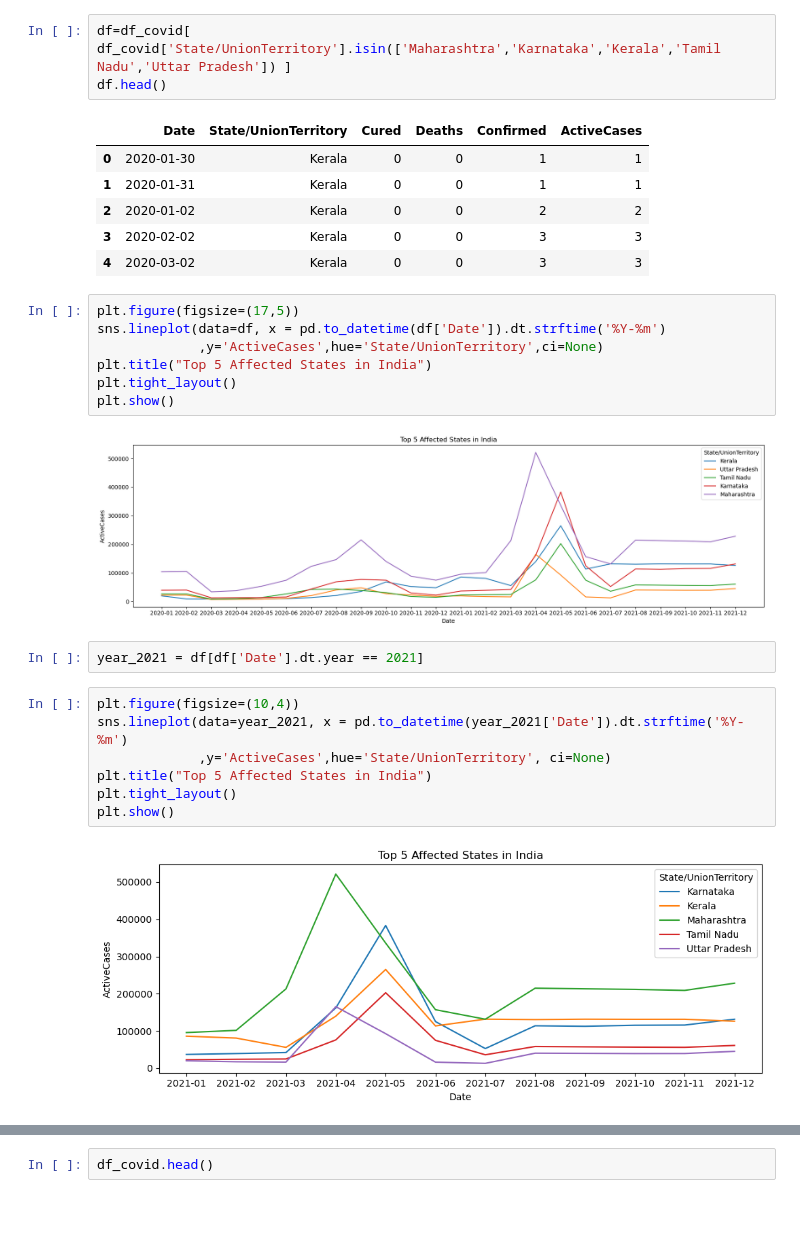
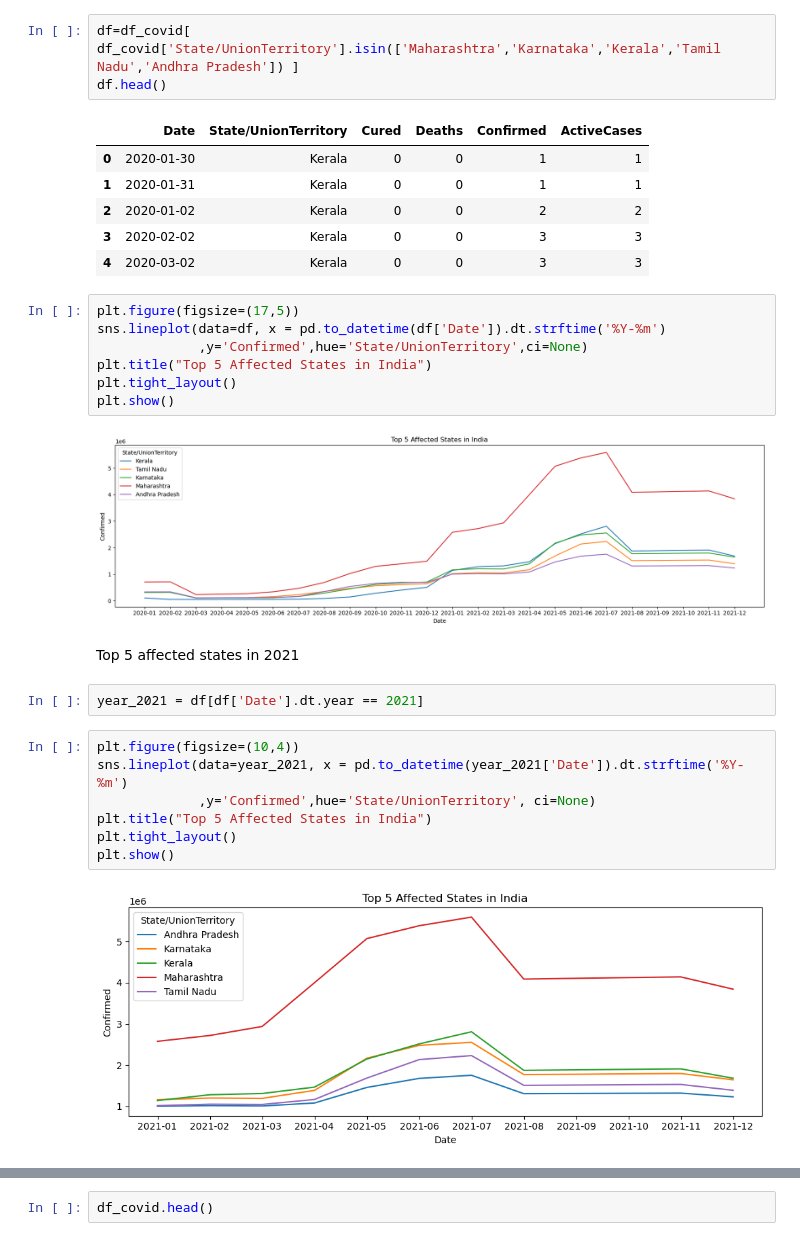
Before and after one commit to pujadeviM/Global._Covid19._-Analysis, a Jupyter notebook: Covid_India.ipynb, the cells around one changed output, grey strips where cells are left out. Drawn from its saved outputs; the diff is of its cells as text; blank space fills up the shorter version.

Commit message:
covid

```diff
--- a/Covid_India.ipynb
+++ b/Covid_India.ipynb
@@ -181,5 +215,5 @@ top5
 # %%
-df=df_covid[ df_covid['State/UnionTerritory'].isin(['Maharashtra','Karnataka','Kerala','Tamil Nadu','Uttar Pradesh']) ]
+df=df_covid[ df_covid['State/UnionTerritory'].isin(['Maharashtra','Karnataka','Kerala','Tamil Nadu','Andhra Pradesh']) ]
 df.head()
 # %% [output]
 |  | Date | State/UnionTerritory | Cured | Deaths | Confirmed | ActiveCases |
@@ -191,21 +225,23 @@ df.head()
 # %%
 plt.figure(figsize=(17,5))
 sns.lineplot(data=df, x = pd.to_datetime(df['Date']).dt.strftime('%Y-%m')
-             ,y='ActiveCases',hue='State/UnionTerritory',ci=None)
+             ,y='Confirmed',hue='State/UnionTerritory',ci=None)
 plt.title("Top 5 Affected States in India")
 plt.tight_layout()
 plt.show()
 # %% [output]
-[figure, old version]
+[figure, new version]
+# %% [markdown]
+Top 5 affected states in 2021
 # %%
 year_2021 = df[df['Date'].dt.year == 2021]
 # %%
 plt.figure(figsize=(10,4))
 sns.lineplot(data=year_2021, x = pd.to_datetime(year_2021['Date']).dt.strftime('%Y-%m')
-             ,y='ActiveCases',hue='State/UnionTerritory', ci=None)
+             ,y='Confirmed',hue='State/UnionTerritory', ci=None)
 plt.title("Top 5 Affected States in India")
 plt.tight_layout()
 plt.show()
 # %% [output]
-[figure, old version]
+[figure, new version]
 # %% [markdown]
```
Also changed, not shown: parts of 6 cells of this notebook.
